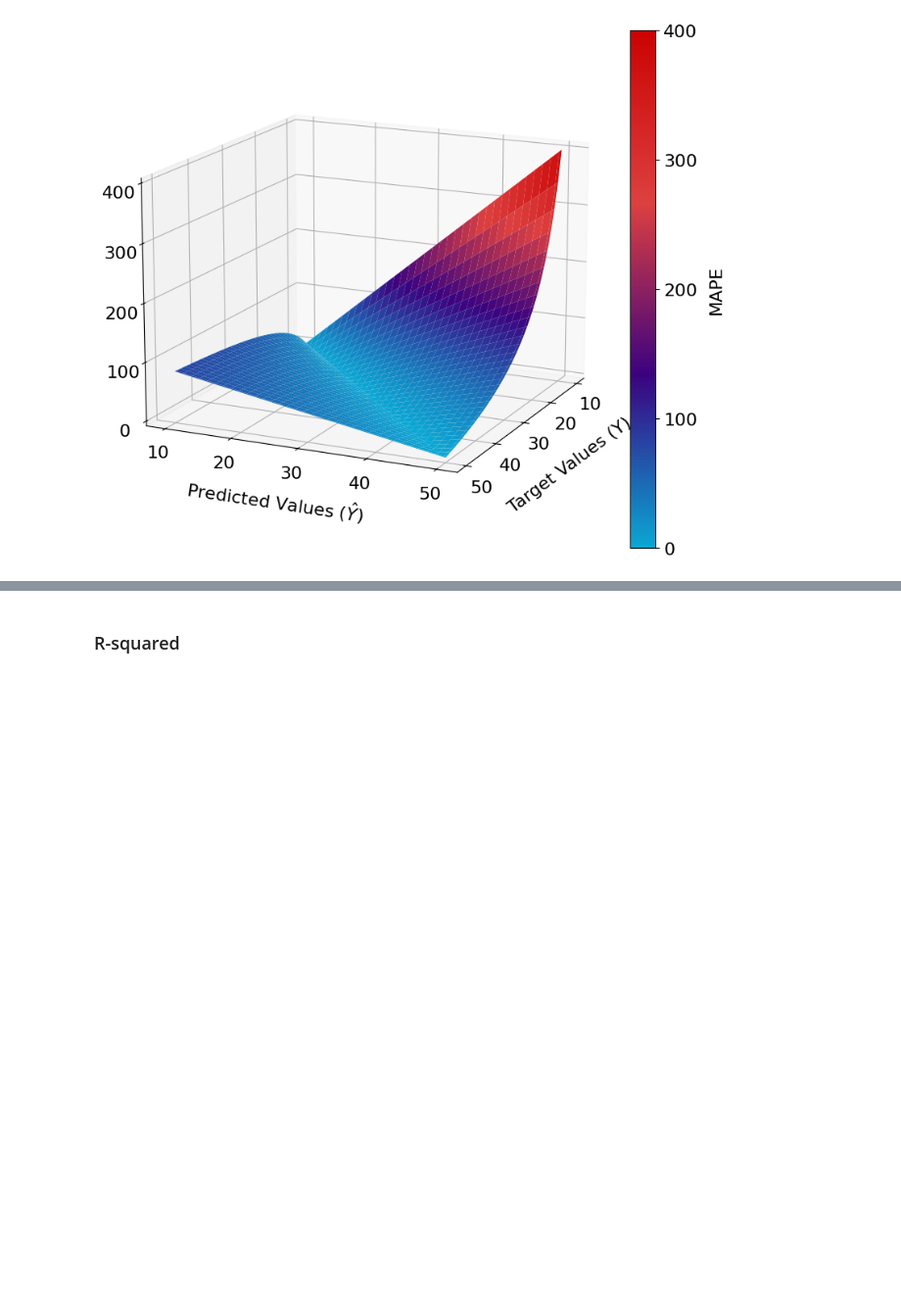
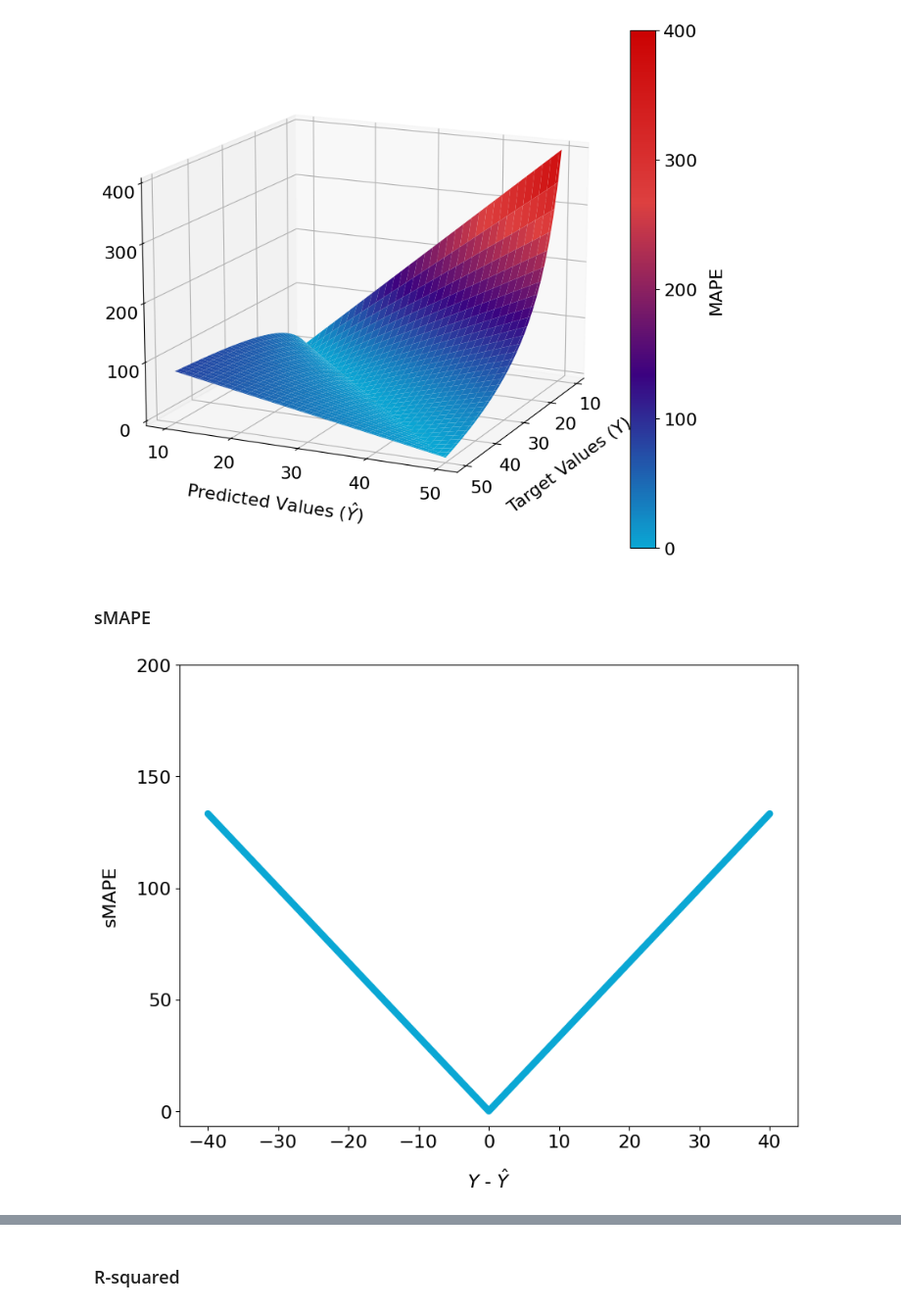
Before and after one commit to NannyML/The-Little-Book-of-ML-Metrics, a Jupyter notebook: notebooks/regression_plots.ipynb, the cells around one changed output, grey strips where cells are left out. Shown at 98% size. Drawn from its saved outputs; the diff is of its cells as text; code cells hidden in the pictures; blank space fills up the shorter version.

```diff
--- a/notebooks/regression_plots.ipynb
+++ b/notebooks/regression_plots.ipynb
@@ -259,3 +259,19 @@ plt.savefig('../book/figures/MAPE_3d_surface.png', dpi=300, bbox_inches='tight',
 plt.show()
 # %% [output]
 [figure]
+# %% [markdown]
+### sMAPE
+# %%
+smape_grid = 200 * np.abs(real_grid - predicted_grid) / (np.abs(real_grid) + np.abs(predicted_grid))
+smape = 200 * np.abs(real_values - predicted_values[::-1]) / (np.abs(real_values) + np.abs(predicted_values[::-1]))
+# %%
+fig, ax = plt.subplots(figsize=(6.4*1.5, 4.8*1.5))
+ax.plot(diff, smape, c=start_color, linewidth=6, solid_capstyle='round')
+ax.set_ylabel('sMAPE')
+ax.set_xlabel('$Y$ - $\hat{Y}$')
+ax.set_xticks([-40, -30, -20, -10, 0, 10, 20, 30, 40])
+ax.set_yticks([0, 50, 100, 150, 200])
+plt.savefig('../book/figures/sMAPE_cross_section.png', dpi=300, bbox_inches='tight', pad_inches=0)
+plt.show()
+# %% [output]
+[figure, added]
```
Also changed, not shown: parts of 1 cell of this notebook, 1 other file.
